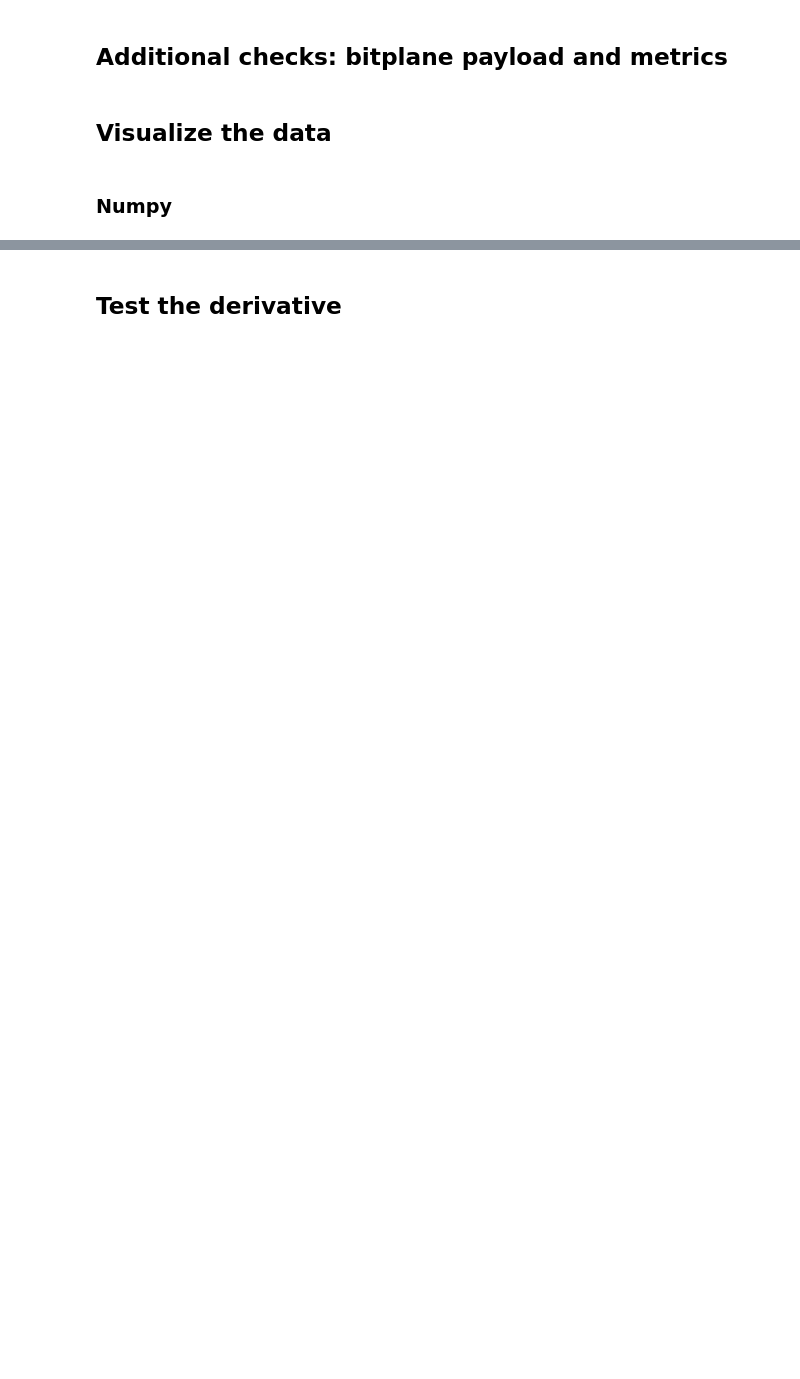
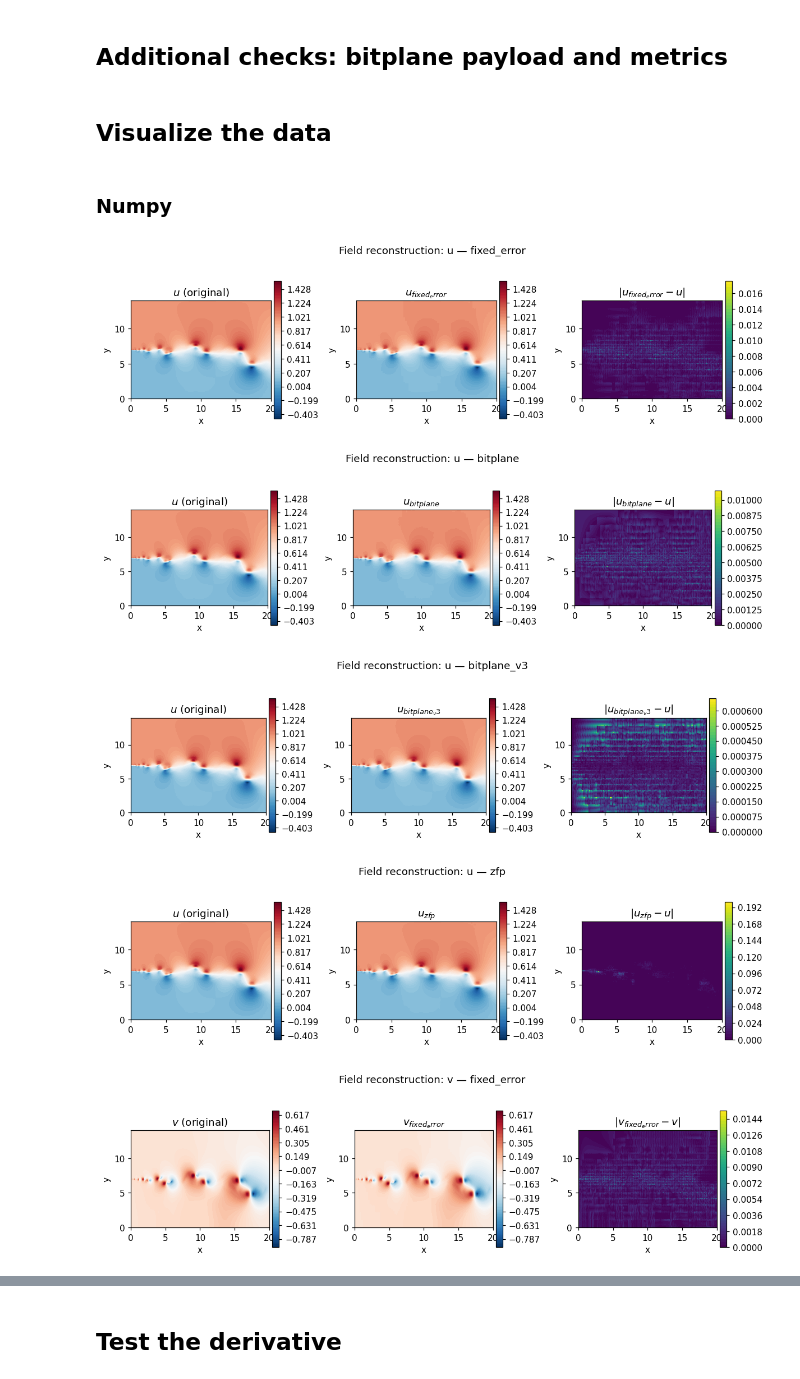
Before and after one commit to ExtremeFLOW/pySEMTools, a Jupyter notebook: examples/unindexed/7-data_compression/21c-Legendre_truncation_numpy_withV3.ipynb, the cells around one changed output, grey strips where cells are left out. Drawn from its saved outputs; the diff is of its cells as text; code cells hidden in the pictures; blank space fills up the shorter version.

Commit message:
some more notebooks

```diff
--- a/examples/unindexed/7-data_compression/21c-Legendre_truncation_numpy_withV3.ipynb
+++ b/examples/unindexed/7-data_compression/21c-Legendre_truncation_numpy_withV3.ipynb
@@ -69,13 +67,12 @@ SystemExit: 0
 # %%
 from pysemtools.compression.legendre_truncation import DiscreetLegendreTruncation
 from pysemtools.compression.legendre_truncation_bitplane import DiscreetLegendreTruncationBP
-from pysemtools.compression.legendre_truncation_bitplaneV2 import DiscreetLegendreTruncationBPAdaptive
-from pysemtools.compression.legendre_truncation_bitplaneV3 import DiscreetLegendreTruncationBPAdaptiveDerivative
+from pysemtools.compression.legendre_truncation_bitplaneV3 import DiscreetLegendreTruncationBPAdaptiveV3
 from pysemtools.compression.zfp_wrapper import ZFPWrapper
+
 
 # Initialize all samplers with numpy backend
 dlt = DiscreetLegendreTruncation(comm=comm, msh=msh, coef=coef)
 dlt_bp = DiscreetLegendreTruncationBP(comm=comm, msh=msh, coef=coef)
-dlt_bp_v2 = DiscreetLegendreTruncationBPAdaptive(comm=comm, msh=msh, coef=coef)
-dlt_bp_v3 = DiscreetLegendreTruncationBPAdaptiveDerivative(comm=comm, msh=msh, coef=coef)
+dlt_bp_v3 = DiscreetLegendreTruncationBPAdaptiveV3(comm=comm, msh=msh, coef=coef)
 dlt_zfp = ZFPWrapper(comm=comm, msh=msh)
@@ -241,22 +299,19 @@ dlt_zfp_read = ZFPWrapper(comm, filename="test_zfp")
 # Recreate fresh readers from files to ensure reconstruction is strictly file-backed
 dlt_read = DiscreetLegendreTruncation(comm, filename="test")
 dlt_bp_read = DiscreetLegendreTruncationBP(comm, filename="test_bp")
-dlt_bp_v2_read = DiscreetLegendreTruncationBPAdaptive(comm, filename="test_bp_v2")
-dlt_bp_v3_read = DiscreetLegendreTruncationBPAdaptiveDerivative(comm, filename="test_bp_v3")
+dlt_bp_v3_read = DiscreetLegendreTruncationBPAdaptiveV3(comm, filename="test_bp_v3")
 dlt_zfp_read = ZFPWrapper(comm, filename="test_zfp")
 
 u_np = {}
 u_bp = {}
-u_bp_v2 = {}
 u_bp_v3 = {}
 u_zfp = {}
 
 for fld_name in field_names:
     u_np[fld_name] = dlt_read.reconstruct_field(field_name=fld_name)
     u_bp[fld_name] = dlt_bp_read.reconstruct_field(field_name=fld_name)
-    u_bp_v2[fld_name] = dlt_bp_v2_read.reconstruct_field(field_name=fld_name)
     u_bp_v3[fld_name] = dlt_bp_v3_read.reconstruct_field(field_name=fld_name)
     u_zfp[fld_name] = dlt_zfp_read.reconstruct_field(field_name=fld_name)
 
-    if u_np[fld_name] is None or u_bp[fld_name] is None or u_bp_v2[fld_name] is None or u_bp_v3[fld_name] is None or u_zfp[fld_name] is None:
+    if u_np[fld_name] is None or u_bp[fld_name] is None or u_bp_v3[fld_name] is None or u_zfp[fld_name] is None:
         raise RuntimeError(f"Reconstruction returned None for field '{fld_name}'.")
@@ -276,10 +336,9 @@ for fld_name in plot_fields:
 
     err_fixed = np.abs(u_np[fld_name] - u)
     err_bp = np.abs(u_bp[fld_name] - u)
-    err_bp_v2 = np.abs(u_bp_v2[fld_name] - u)
     err_bp_v3 = np.abs(u_bp_v3[fld_name] - u)
     err_zfp = np.abs(u_zfp[fld_name] - u)
-    err_max = np.max([np.max(err_fixed), np.max(err_bp), np.max(err_bp_v2), np.max(err_bp_v3), np.max(err_zfp)])
+    err_max = np.max([np.max(err_fixed), np.max(err_bp), np.max(err_bp_v3), np.max(err_zfp)])
 
     if err_max <= 0:
         err_max = 1e-15
@@ -288,18 +347,17 @@ for fld_name in plot_fields:
 # %% [markdown]
 ### Numpy
 # %%
-for fld_name in plot_fields:
+# The former all-method grid is retained below for reference but disabled.
+for fld_name in []:
     u = fld.registry[fld_name]
     u_ref = u_np[fld_name]
     u_bitplane = u_bp[fld_name]
-    u_bitplane_v2 = u_bp_v2[fld_name]
     u_zfp_field = u_zfp[fld_name]
 
     u_levels = u_levels_by_field[fld_name]
 
     err_fixed = np.abs(u_ref - u)
     err_bp = np.abs(u_bitplane - u)
-    err_bp_v2 = np.abs(u_bitplane_v2 - u)
     err_zfp = np.abs(u_zfp_field - u)
 
     fig, ax = plt.subplots(ncols=5, nrows=2, figsize=(22, 7), dpi=200)
@@ -323,11 +381,9 @@ for fld_name in plot_fields:
     ax[0,2].set_ylabel("y")
     ax[0,2].set_title(rf"${fld_name}_{{bp}}$")
 
-    c03 = ax[0,3].tricontourf(msh.x.flatten(), msh.y.flatten(), u_bitplane_v2.flatten(), levels=u_levels, cmap="RdBu_r")
     ax[0,3].set_aspect('equal')
     ax[0,3].set_xlabel("x")
     ax[0,3].set_ylabel("y")
-    ax[0,3].set_title(rf"${fld_name}_{{bpv2}}$")
 
     c04 = ax[0,4].tricontourf(msh.x.flatten(), msh.y.flatten(), u_zfp_field.flatten(), levels=u_levels, cmap="RdBu_r")
     ax[0,4].set_aspect('equal')
@@ -348,39 +404,81 @@ for fld_name in plot_fields:
     ax[1,1].set_ylabel("y")
     ax[1,1].set_title(rf"$|{fld_name}_{{bp}} - {fld_name}|$")
 
-    c12 = ax[1,2].tricontourf(msh.x.flatten(), msh.y.flatten(), err_bp_v2.flatten(), levels=100, cmap="viridis")
     ax[1,2].set_aspect('equal')
     ax[1,2].set_xlabel("x")
     ax[1,2].set_ylabel("y")
-    ax[1,2].set_title(rf"$|{fld_name}_{{bpv2}} - {fld_name}|$")
 
     c13 = ax[1,3].tricontourf(msh.x.flatten(), msh.y.flatten(), err_zfp.flatten(), levels=100, cmap="viridis")
     ax[1,3].set_aspect('equal')
     ax[1,3].set_xlabel("x")
     ax[1,3].set_ylabel("y")
     ax[1,3].set_title(rf"$|{fld_name}_{{zfp}} - {fld_name}|$")
 
     ax[1,4].axis('off')
 
     cbar0 = fig.colorbar(c00, ax=ax[0,:])
     cbar10 = fig.colorbar(c10, ax=ax[1,0])
     cbar11 = fig.colorbar(c11, ax=ax[1,1])
     cbar12 = fig.colorbar(c12, ax=ax[1,2])
     cbar13 = fig.colorbar(c13, ax=ax[1,3])
     fig.suptitle(f"Field: {fld_name}")
     plt.show()
 
     # V3 is derivative-aware; show its field reconstruction and error explicitly.
     fig_v3, ax_v3 = plt.subplots(ncols=2, figsize=(10, 4), dpi=200)
     c_v3 = ax_v3[0].tricontourf(msh.x.flatten(), msh.y.flatten(), u_bp_v3[fld_name].flatten(), levels=u_levels, cmap="RdBu_r")
     e_v3 = ax_v3[1].tricontourf(msh.x.flatten(), msh.y.flatten(), np.abs(u_bp_v3[fld_name] - u).flatten(), levels=100, cmap="viridis")
     ax_v3[0].set_title(rf"${fld_name}_{{bpv3}}$")
     ax_v3[1].set_title(rf"$|{fld_name}_{{bpv3}} - {fld_name}|$")
     for axis in ax_v3:
         axis.set_aspect('equal')
         axis.set_xlabel("x")
         axis.set_ylabel("y")
     fig_v3.colorbar(c_v3, ax=ax_v3[0])
     fig_v3.colorbar(e_v3, ax=ax_v3[1])
     fig_v3.suptitle(f"Bitplane V3 field reconstruction: {fld_name}")
     plt.show()
+
+# Render one compact, rasterized figure per field and method.
+field_reconstructions = {
+    "fixed_error": u_np,
+    "bitplane": u_bp,
+    "bitplane_v3": u_bp_v3,
+    "zfp": u_zfp,
+}
+
+plt.close("all")
+x_flat = msh.x.flatten()
+y_flat = msh.y.flatten()
+for fld_name in plot_fields:
+    u = fld.registry[fld_name]
+    # Match notebook 21: 100 levels spanning the original field exactly.
+    u_levels = u_levels_by_field[fld_name]
+    for method, reconstructed_fields in field_reconstructions.items():
+        reconstructed = reconstructed_fields[fld_name]
+        error = np.abs(reconstructed - u)
+        fig, ax = plt.subplots(ncols=3, figsize=(11, 3.2), dpi=110)
+        original_plot = ax[0].tricontourf(x_flat, y_flat, u.flatten(), levels=u_levels, cmap="RdBu_r", zorder=0)
+        field_plot = ax[1].tricontourf(x_flat, y_flat, reconstructed.flatten(), levels=u_levels, cmap="RdBu_r", zorder=0)
+        error_plot = ax[2].tricontourf(x_flat, y_flat, error.flatten(), levels=50, cmap="viridis", zorder=0)
+        ax[0].set_title(rf"${fld_name}$ (original)")
+        ax[1].set_title(rf"${fld_name}_{{{method}}}$")
+        ax[2].set_title(rf"$|{fld_name}_{{{method}}} - {fld_name}|$")
+        for axis in ax:
+            axis.set_rasterization_zorder(1)
+            axis.set_aspect("equal")
+            axis.set_xlabel("x")
+            axis.set_ylabel("y")
+        fig.colorbar(original_plot, ax=ax[0], fraction=0.046, pad=0.02)
+        fig.colorbar(field_plot, ax=ax[1], fraction=0.046, pad=0.02)
+        fig.colorbar(error_plot, ax=ax[2], fraction=0.046, pad=0.02)
+        fig.suptitle(f"Field reconstruction: {fld_name} — {method}")
+        fig.tight_layout()
+        plt.show()
+        plt.close(fig)
+# %% [output]
+[figure, added]
+[figure, added]
+[figure, added]
+[figure, added]
+[figure, added]
```
Also changed, not shown: parts of 11 cells of this notebook, 1 other file.
